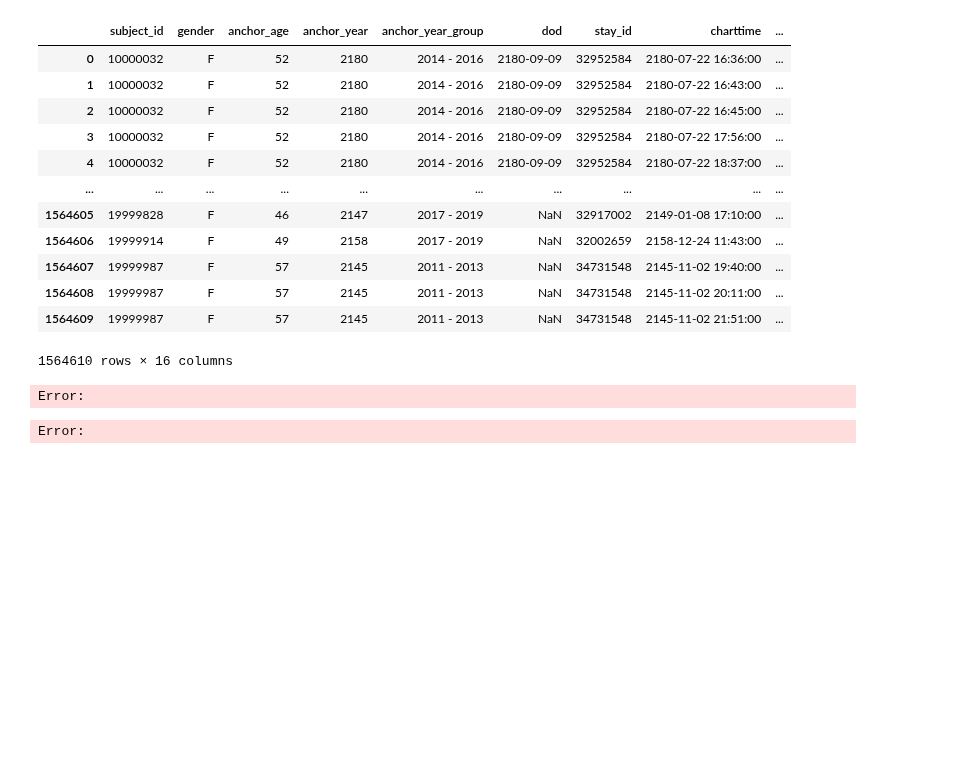
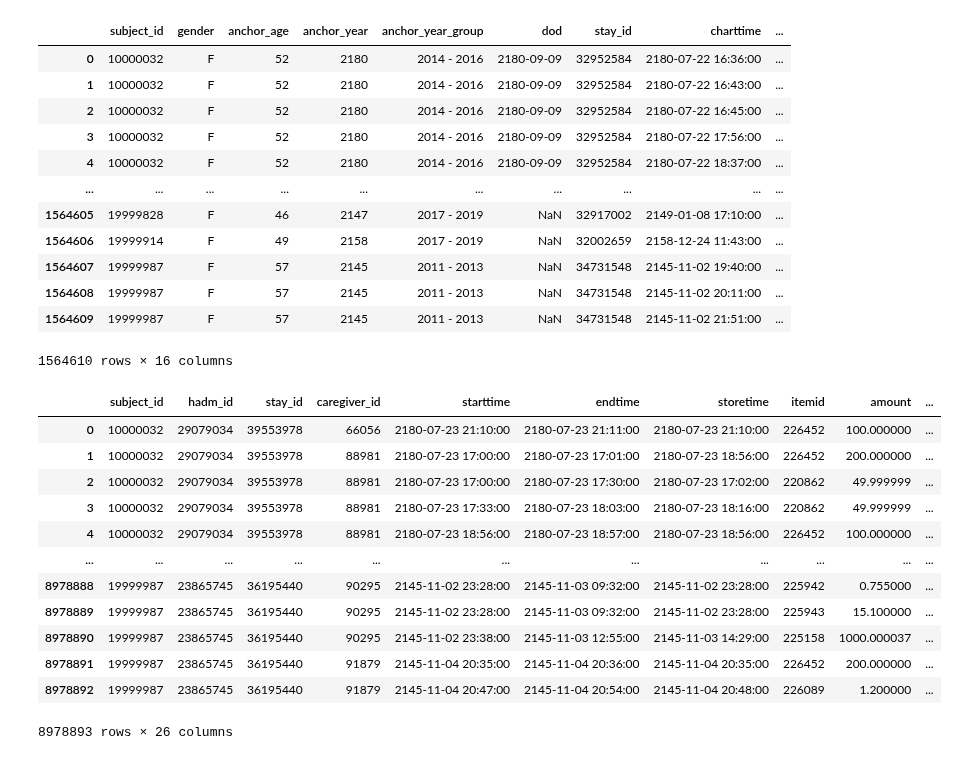
Before and after one commit to isabelkim/MI-IRL-KP, a Jupyter notebook: mdp.ipynb, the cells around one changed output. Drawn from its saved outputs; the diff is of its cells as text; code cells hidden in the pictures; blank space fills up the shorter version.

```diff
--- a/mdp.ipynb
+++ b/mdp.ipynb
@@ -109,7 +136,20 @@ data_pv
 | 1564609 | 19999987 | F | 57 | 2145 | 2011 - 2013 | NaN | 34731548 | 2145-11-02 21:51:00 | ... |
 1564610 rows × 16 columns
 # %%
-data_pi = pd.merge(data_pv, inputevents_df, on='subject_id', how='inner')
+# data_pi = pd.merge(data_pv, inputevents_df, on='subject_id', how='inner')
-# %% [output]
-Error:
-Error:
+# %%
+inputevents_df
+# %% [output]
+|  | subject_id | hadm_id | stay_id | caregiver_id | starttime | endtime | storetime | itemid | amount | ... |
+| 0 | 10000032 | 29079034 | 39553978 | 66056 | 2180-07-23 21:10:00 | 2180-07-23 21:11:00 | 2180-07-23 21:10:00 | 226452 | 100.000000 | ... |
+| 1 | 10000032 | 29079034 | 39553978 | 88981 | 2180-07-23 17:00:00 | 2180-07-23 17:01:00 | 2180-07-23 18:56:00 | 226452 | 200.000000 | ... |
+| 2 | 10000032 | 29079034 | 39553978 | 88981 | 2180-07-23 17:00:00 | 2180-07-23 17:30:00 | 2180-07-23 17:02:00 | 220862 | 49.999999 | ... |
+| 3 | 10000032 | 29079034 | 39553978 | 88981 | 2180-07-23 17:33:00 | 2180-07-23 18:03:00 | 2180-07-23 18:16:00 | 220862 | 49.999999 | ... |
+| 4 | 10000032 | 29079034 | 39553978 | 88981 | 2180-07-23 18:56:00 | 2180-07-23 18:57:00 | 2180-07-23 18:56:00 | 226452 | 100.000000 | ... |
+| ... | ... | ... | ... | ... | ... | ... | ... | ... | ... | ... |
+| 8978888 | 19999987 | 23865745 | 36195440 | 90295 | 2145-11-02 23:28:00 | 2145-11-03 09:32:00 | 2145-11-02 23:28:00 | 225942 | 0.755000 | ... |
+| 8978889 | 19999987 | 23865745 | 36195440 | 90295 | 2145-11-02 23:28:00 | 2145-11-03 09:32:00 | 2145-11-02 23:28:00 | 225943 | 15.100000 | ... |
+| 8978890 | 19999987 | 23865745 | 36195440 | 90295 | 2145-11-02 23:38:00 | 2145-11-03 12:55:00 | 2145-11-03 14:29:00 | 225158 | 1000.000037 | ... |
+| 8978891 | 19999987 | 23865745 | 36195440 | 91879 | 2145-11-04 20:35:00 | 2145-11-04 20:36:00 | 2145-11-04 20:35:00 | 226452 | 200.000000 | ... |
+| 8978892 | 19999987 | 23865745 | 36195440 | 91879 | 2145-11-04 20:47:00 | 2145-11-04 20:54:00 | 2145-11-04 20:48:00 | 226089 | 1.200000 | ... |
+8978893 rows × 26 columns
```
Also changed, not shown: parts of 21 cells of this notebook.
